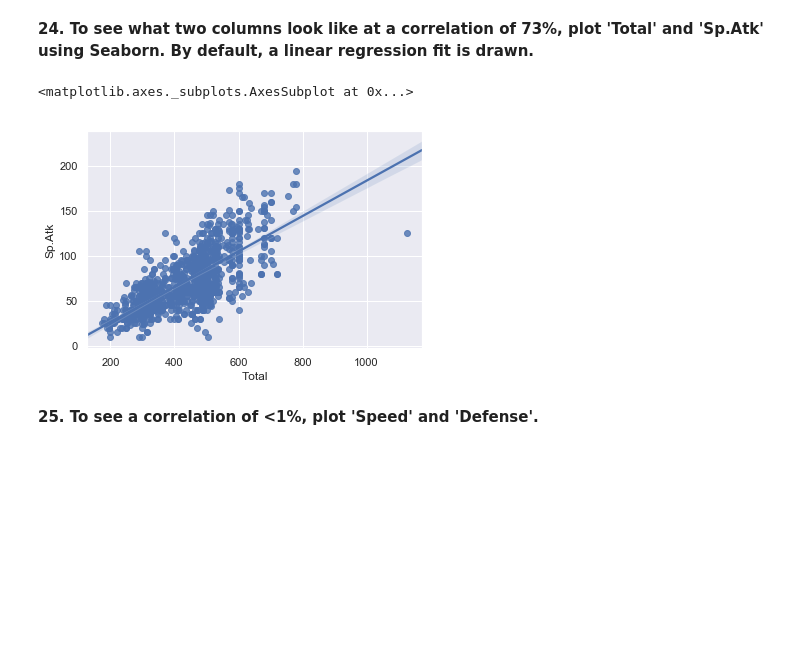
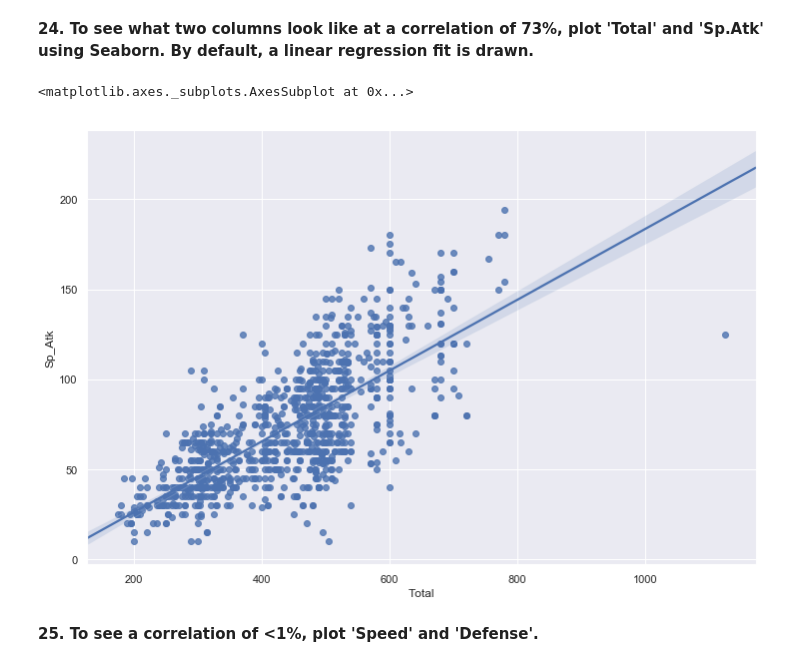
Before and after one commit to iarri/Pokemon-Data, a Jupyter notebook: Webscrape + Analysis of Pokemon Data.ipynb, the cells around one changed output. Drawn from its saved outputs; the diff is of its cells as text; code cells hidden in the pictures; blank space fills up the shorter version.

Commit message:
Add files via upload
Added more graphs

```diff
--- a/Webscrape + Analysis of Pokemon Data.ipynb
+++ b/Webscrape + Analysis of Pokemon Data.ipynb
@@ -99,11 +99,11 @@ poke_df = pd.DataFrame({'NationalNo':numbers,
                         'HP':hps,
                        'Attack':attacks,
                        'Defense':defenses,
-                       'Sp.Atk':sp_attks,
-                       'Sp.Def':sp_defs,
+                       'Sp_Atk':sp_attks,
+                       'Sp_Def':sp_defs,
                        'Speed':speeds,
                         'Total':totals,
-                        'Average':averages,
+                        'Stat_Avg':st_avgs,
                        })
 poke_df.head()
 # %% [output]
@@ -117,7 +117,7 @@ poke_df.head()
 **8. Columns seem out of place, so we reoder them.**
 - Using df = df[['column0','column1','column2'....'etc']]
 # %%
-poke_df = poke_df[['NationalNo','Name','Type','HP','Attack','Defense','Sp.Atk','Sp.Def','Speed','Total','Average']]
+poke_df = poke_df[['NationalNo','Name','Type','HP','Attack','Defense','Sp_Atk','Sp_Def','Speed','Total','Stat_Avg']]
 # %%
 poke_df.head()
 # %% [output]
@@ -203,6 +203,6 @@ poke_df.head()
 # %% [markdown]
 **14. Final Reorder.**
 # %%
-poke_df = poke_df[['NationalNo','Name','Type','Type_1','Type_2','HP','Attack','Defense','Sp.Atk','Sp.Def','Speed','Total','Average']]
+poke_df = poke_df[['NationalNo','Name','Type','Type_1','Type_2','HP','Attack','Defense','Sp_Atk','Sp_Def','Speed','Total','Stat_Avg']]
 poke_df.head()
 # %% [output]
@@ -327,16 +362,16 @@ poke_df.loc[(poke_df['Type_1'] == "Electric") & (poke_df['Type_2'] == "Fire")]
 # %% [markdown]
 **22. What are the correlation between all stats? (Disregard the 'Average' Column) (Some of the columns are recognized as dtype 'object'. Convert dtype 'object' to 'int')**
 # %%
-temp_poke_df = poke_df.drop(["Average"], axis = 1)
+temp_poke_df = poke_df.drop(["Stat_Avg"], axis = 1)
 
-#convert object types to in
+#convert object types to int
+temp_poke_df["HP"] = temp_poke_df["HP"].astype(str).astype(int)
+temp_poke_df["Defense"] = temp_poke_df["Defense"].astype(str).astype(int)
+temp_poke_df["Sp_Def"] = temp_poke_df["Sp_Def"].astype(str).astype(int)
+temp_poke_df["Speed"] = temp_poke_df["Speed"].astype(str).astype(int)
 temp_poke_df["Attack"] = temp_poke_df["Attack"].astype(str).astype(int)
-temp_poke_df["Defense"] = temp_poke_df["Defense"].astype(str).astype(int)
-temp_poke_df["Sp.Atk"] = temp_poke_df["Sp.Atk"].astype(str).astype(int)
-temp_poke_df["Sp.Def"] = temp_poke_df["Sp.Def"].astype(str).astype(int)
-temp_poke_df["Speed"] = temp_poke_df["Speed"].astype(str).astype(int)
+temp_poke_df["Sp_Atk"] = temp_poke_df["Sp_Atk"].astype(str).astype(int)
 temp_poke_df["Total"] = temp_poke_df["Total"].astype(str).astype(int)
-temp_poke_df["HP"] = temp_poke_df["HP"].astype(str).astype(int)
 
 corrmat = temp_poke_df.corr()
 
@@ -359,10 +394,11 @@ plt.plot(x, y, 'o', color='black')
 # %% [markdown]
 **24. To see what two columns look like at a correlation of 73%, plot 'Total' and 'Sp.Atk' using Seaborn. By default, a linear regression fit is drawn.**
 # %%
-sns.regplot(x=temp_poke_df["Total"], y=temp_poke_df["Sp.Atk"])
+plt.figure(figsize=(12,8))
+sns.regplot(x=temp_poke_df["Total"], y=temp_poke_df["Sp_Atk"])
 # %% [output]
 <matplotlib.axes._subplots.AxesSubplot at 0x...>
-[figure, old version]
+[figure, new version]
 # %% [markdown]
 **25. To see a correlation of <1%, plot 'Speed' and 'Defense'.**
 # %%
```
Also changed, not shown: parts of 41 cells of this notebook, 1 other file.
